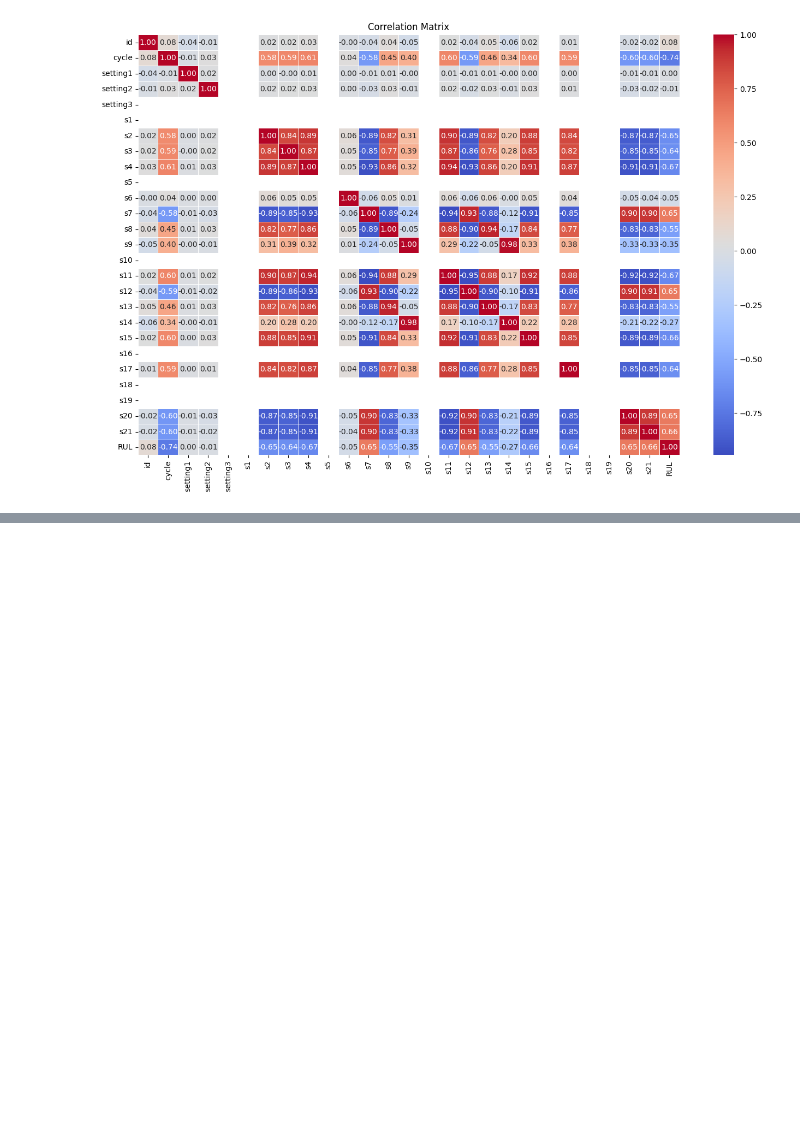
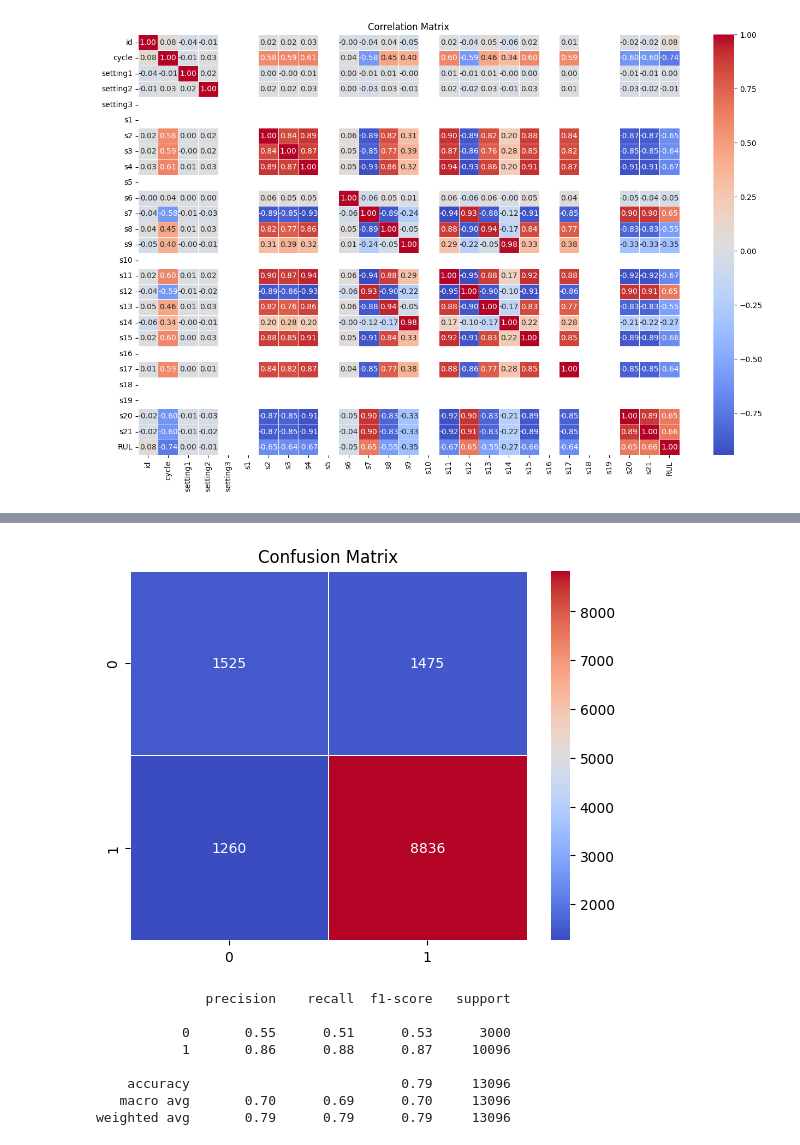
Before and after one commit to NechZ/Predictive-Maintenance, a Jupyter notebook: Engine-Predictive-Maintenance.ipynb, the cells around one changed output, grey strips where cells are left out. Saved outputs shown, nothing was run; the diff lists cells and outputs as text; code cells hidden in the pictures; blank space fills up the shorter version.

Commit message:
Classifier problem

```diff
--- a/Engine-Predictive-Maintenance.ipynb
+++ b/Engine-Predictive-Maintenance.ipynb
@@ -166,0 +209,22 @@ R2 Score:  -0.8691805601119995
+# %%
+# Predict the classes for the test set
+y_pred_prob = classifier.predict(X_test)
+
+y_pred_class = (y_pred_prob > 0.5).astype("int32")
+
+print(y_pred_class[y_pred_class == 1].shape)
+
+# Compute the confusion matrix
+from sklearn.metrics import confusion_matrix
+
+confusion_matrix(y_test_class, y_pred_class)
+
+sns.heatmap(confusion_matrix(y_test_class, y_pred_class), annot=True, fmt='d', cmap='coolwarm', linewidths=0.5)
+plt.title('Confusion Matrix')
+plt.show()
+
+# Compute the classification report
+from sklearn.metrics import classification_report
+
+print(classification_report(y_test_class, y_pred_class))
+# %% [output]
@@ -166,0 +233,9 @@ R2 Score:  -0.8691805601119995
+[figure, added]
+              precision    recall  f1-score   support
+
+           0       0.55      0.51      0.53      3000
+           1       0.86      0.88      0.87     10096
+
+    accuracy                           0.79     13096
+   macro avg       0.70      0.69      0.70     13096
+weighted avg       0.79      0.79      0.79     13096
```
Also changed, not shown: parts of 8 cells of this notebook.
